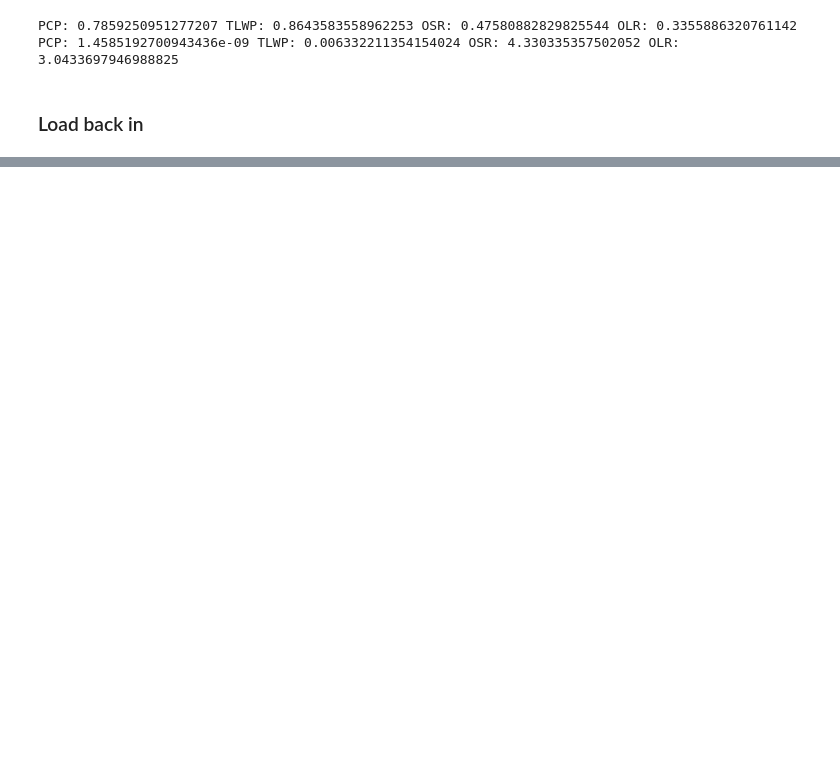
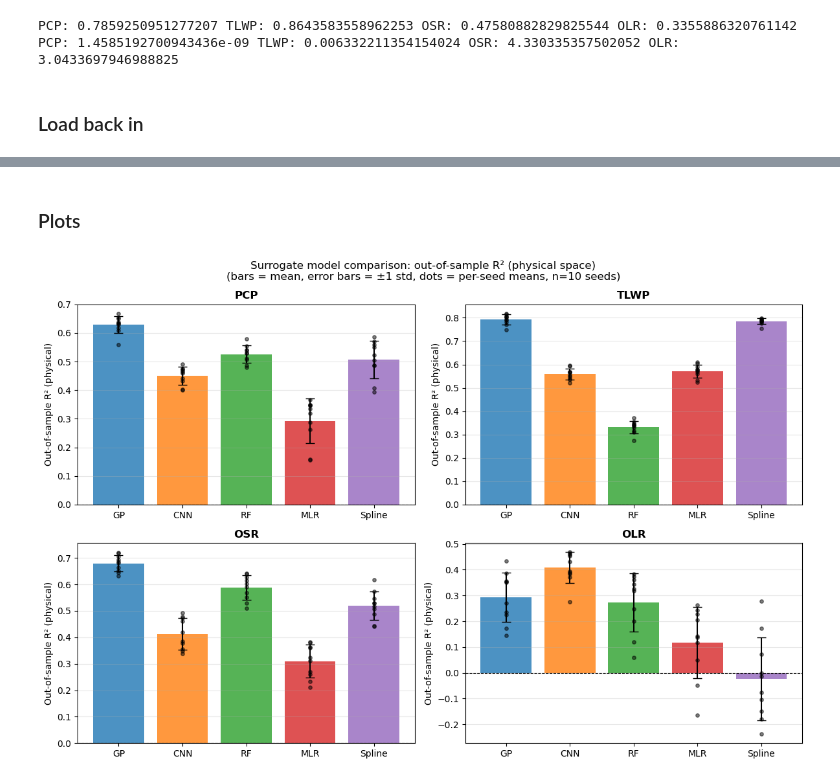
Before and after one commit to JenniferNPaige/SCREAM_Autotuning, a Jupyter notebook: 02_surrogate_modeling/Final_Surrogate_Kfolds_masked.ipynb, the cells around one changed output, grey strips where cells are left out. Saved outputs shown, nothing was run; the diff lists cells and outputs as text; code cells hidden in the pictures; blank space fills up the shorter version.

```diff
--- a/02_surrogate_modeling/Final_Surrogate_Kfolds_masked.ipynb
+++ b/02_surrogate_modeling/Final_Surrogate_Kfolds_masked.ipynb
@@ -1215,0 +1193,19 @@ display(df_mean.round(4).filter(like='test_rmse_phys'))
+# %%
+# Load in saved summary data
+cv_summary_file = f"{paths.CV_RESULTS_DIR}/10seeds_GPCNNRFMLRSR_raw/CV_summary.json"
+
+with open(cv_summary_file) as f:
+    cv_summary = json.load(f)
+
+# Flatten {model: [fold_dict, ...]} into a single DataFrame
+records = []
+for model, fold_list in cv_summary.items():
+    records.extend(fold_list)
+df = pd.DataFrame(records)
+
+print(f'Loaded {len(df)} records')
+print(f'Models : {sorted(df["model"].unique())}')
+if 'seed' in df.columns:
+    print(f'Seeds  : {sorted(df["seed"].unique())}')
+print(f'Folds  : {sorted(df["fold"].unique())}')
+df.head()
@@ -1215,0 +1366,48 @@ display(df_mean.round(4).filter(like='test_rmse_phys'))
+# %% [markdown]
+### Plots
+# %%
+colors_model = {
+    'GP':     '#1f77b4',
+    'CNN':    '#ff7f0e',
+    'RF':     '#2ca02c',
+    'MLR':    '#d62728',
+    'Spline': '#9467bd',
+}
+
+fig, axes = plt.subplots(2, 2, figsize=(12, 8), sharey=False)
+axes = axes.flatten()
+x = np.arange(len(models_present))
+n_seeds = seed_means['seed'].nunique() if 'seed' in seed_means.columns else '?'
+
+for ax, var in zip(axes, VAR_NAMES):
+    col = f'{var}_test_r2_phys'
+    means = [agg_mean.loc[m, col] if col in agg_mean.columns and m in agg_mean.index else np.nan
+             for m in models_present]
+    stds  = [agg_std.loc[m, col]  if col in agg_std.columns  and m in agg_std.index  else 0
+             for m in models_present]
+
+    bar_colors = [colors_model.get(m, 'gray') for m in models_present]
+    bars = ax.bar(x, means, yerr=stds, color=bar_colors, alpha=0.8,
+                  capsize=5, error_kw={'linewidth': 1.5})
+
+    # overlay individual seed-mean dots
+    for i, m in enumerate(models_present):
+        if col not in seed_means.columns:
+            continue
+        pts = seed_means.loc[seed_means['model'] == m, col].values
+        ax.scatter(np.full(len(pts), i), pts, color='black', s=15, alpha=0.5, zorder=3)
+
+    ax.set_title(var, fontweight='bold')
+    ax.set_ylabel('Out-of-sample R² (physical)')
+    ax.set_xticks(x)
+    ax.set_xticklabels(models_present)
+    ax.grid(axis='y', alpha=0.3)
+    ax.axhline(0, color='black', linewidth=0.8, linestyle='--')
+
+fig.suptitle(f'Surrogate model comparison: out-of-sample R² (physical space)\n'
+             f'(bars = mean, error bars = ±1 std, dots = per-seed means, n={n_seeds} seeds)',
+             fontsize=12)
+plt.tight_layout()
+plt.show()
+# %% [output]
+[figure, added]
```
Also changed, not shown: parts of 18 cells of this notebook, 13 other files.
